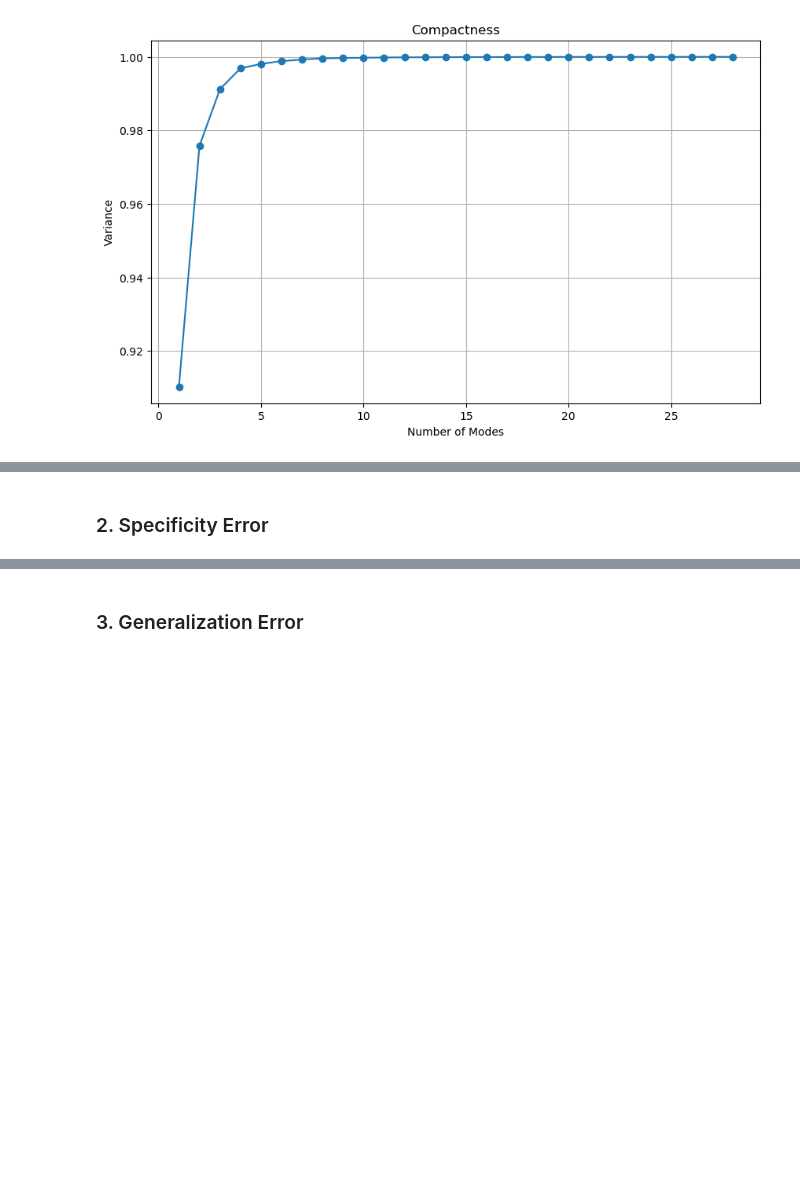
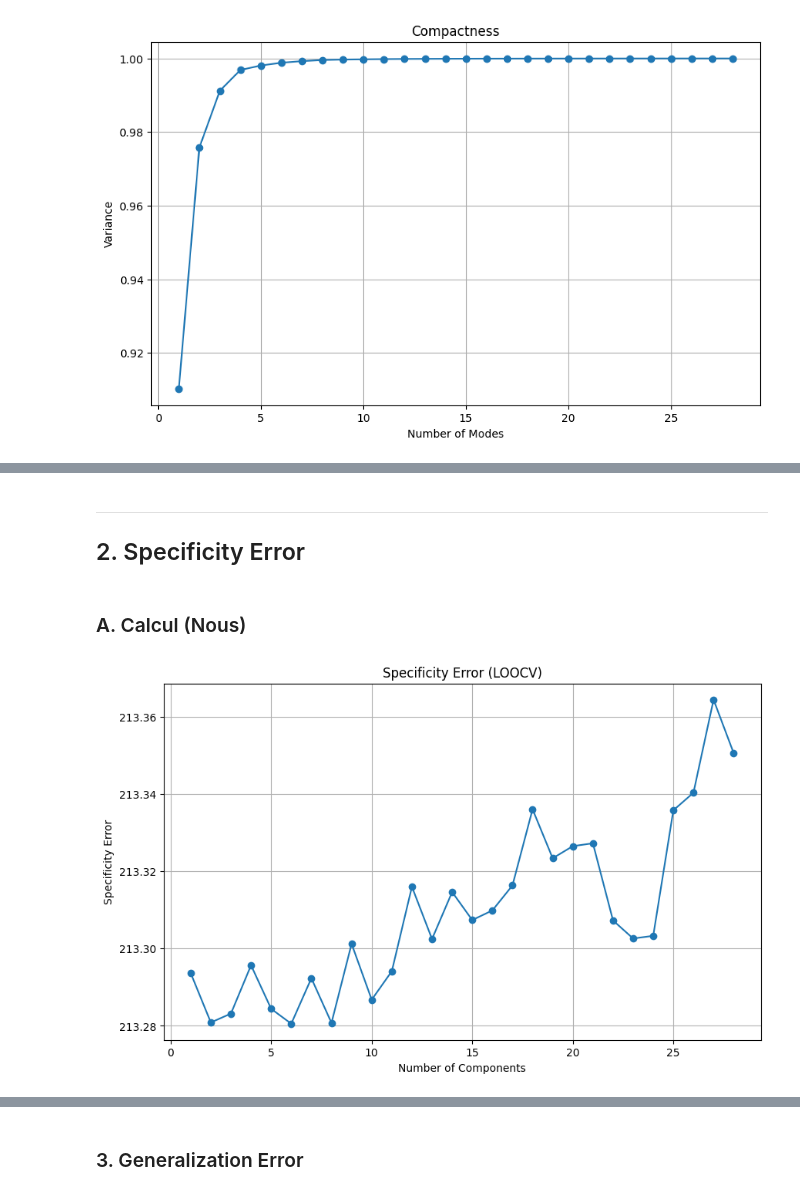
Before and after one commit to 54CHA-PJ/ECN-Statistical-Muscle-Shape-Modeling, a Jupyter notebook: CODE/pca_metrics.ipynb, the cells around one changed output, grey strips where cells are left out. Drawn from its saved outputs; the diff is of its cells as text; code cells hidden in the pictures; blank space fills up the shorter version.

```diff
--- a/CODE/pca_metrics.ipynb
+++ b/CODE/pca_metrics.ipynb
@@ -63,2 +100,75 @@ Variance cumulative des 2 premières composantes : [0.91029472 0.9757956 ]
 # %% [markdown]
-### 2. Specificity Error
+---
+## 2. Specificity Error
+# %% [markdown]
+### A. Calcul (Nous)
+# %%
+import numpy as np
+import matplotlib.pyplot as plt
+
+# Function to generate synthetic shapes based on PCA
+def generate_synthetic_shapes(mean_shape, eigenvectors, num_components, num_samples):
+    synthetic_shapes = []
+    for _ in range(num_samples):
+        coefficients = np.random.normal(0, 1, num_components)  # Random coefficients
+        synthetic_shape = mean_shape + np.sum([c * e for c, e in zip(coefficients, eigenvectors[:num_components])], axis=0)
+        synthetic_shapes.append(synthetic_shape)
+    return np.array(synthetic_shapes)
+
+# Function to calculate specificity error using LOOCV
+def loocv_error(real_shapes, eigenvectors, num_components, num_samples):
+    total_error = 0
+    mean_shape = np.mean(real_shapes, axis=0)  # Mean shape of the dataset
+
+    for i, shape in enumerate(real_shapes):
+        # Create a dataset without the current shape
+        leave_out_shapes = np.delete(real_shapes, i, axis=0)
+
+        # Generate synthetic shapes based on the mean shape of the dataset
+        synthetic_shapes = generate_synthetic_shapes(mean_shape, eigenvectors, num_components, num_samples)
+
+        errors = []
+        for synthetic in synthetic_shapes:
+            # Center the shapes
+            centered_synthetic = synthetic - mean_shape
+            centered_leave_out_shapes = leave_out_shapes - mean_shape  # Center the remaining shapes
+
+            # Calculate the distance between the synthetic shape and all remaining real shapes
+            distances = [np.linalg.norm(centered_synthetic - real) for real in centered_leave_out_shapes]
+
+            # Take the minimum distance between the synthetic shape and the remaining real shapes
+            min_distance = min(distances)
+            errors.append(min_distance)
+
+        # Add the mean error for this iteration
+        total_error += np.mean(errors)
+
+    # Compute the mean error across all LOOCV iterations
+    mean_error = total_error / len(real_shapes)
+    return mean_error
+
+# Example usage
+real_shapes = load_shapes(PARTICLES)
+eigenvectors = load_eigenvectors(PCA_RESULTS)
+eigenvectors = np.array([vec / np.linalg.norm(vec) for vec in eigenvectors])  # Normalize eigenvectors
+
+max_components = eigenvectors.shape[0]  # Maximum number of components available
+num_samples = 100  # Number of synthetic shapes to generate
+
+specificity_errors = []
+
+# Iterate over different numbers of components and compute specificity error
+for num in range(1, max_components + 1):
+    error = loocv_error(real_shapes, eigenvectors, num, num_samples)
+    specificity_errors.append(error)
+
+# Plot the specificity error against the number of components
+plt.figure(figsize=(10, 6))
+plt.plot(range(1, max_components + 1), specificity_errors, marker='o')
+plt.xlabel('Number of Components')
+plt.ylabel('Specificity Error')
+plt.title('Specificity Error (LOOCV)')
+plt.grid(True)
+plt.show()
+# %% [output]
+[figure, added]
```
Also changed, not shown: parts of 15 cells of this notebook, 2 other files.
